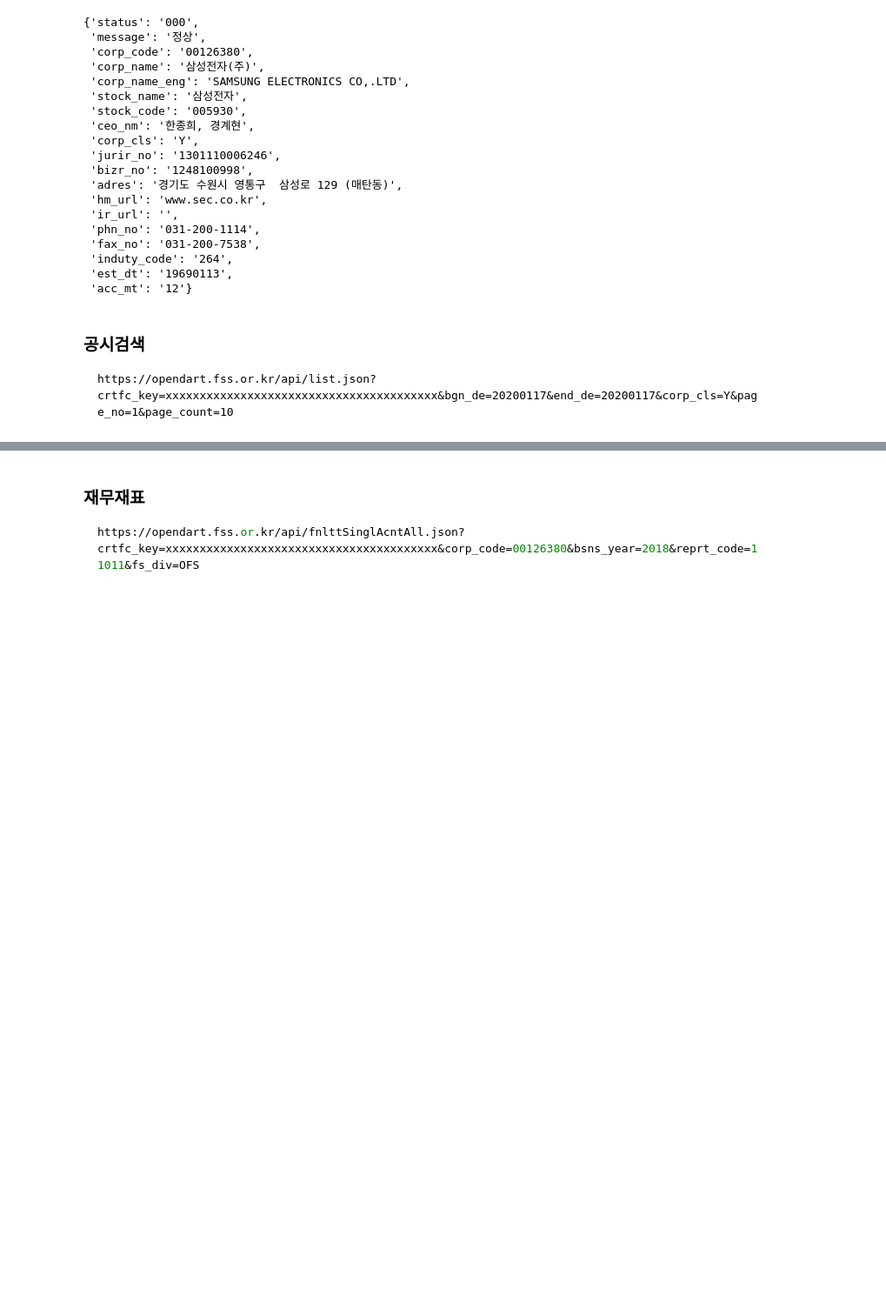
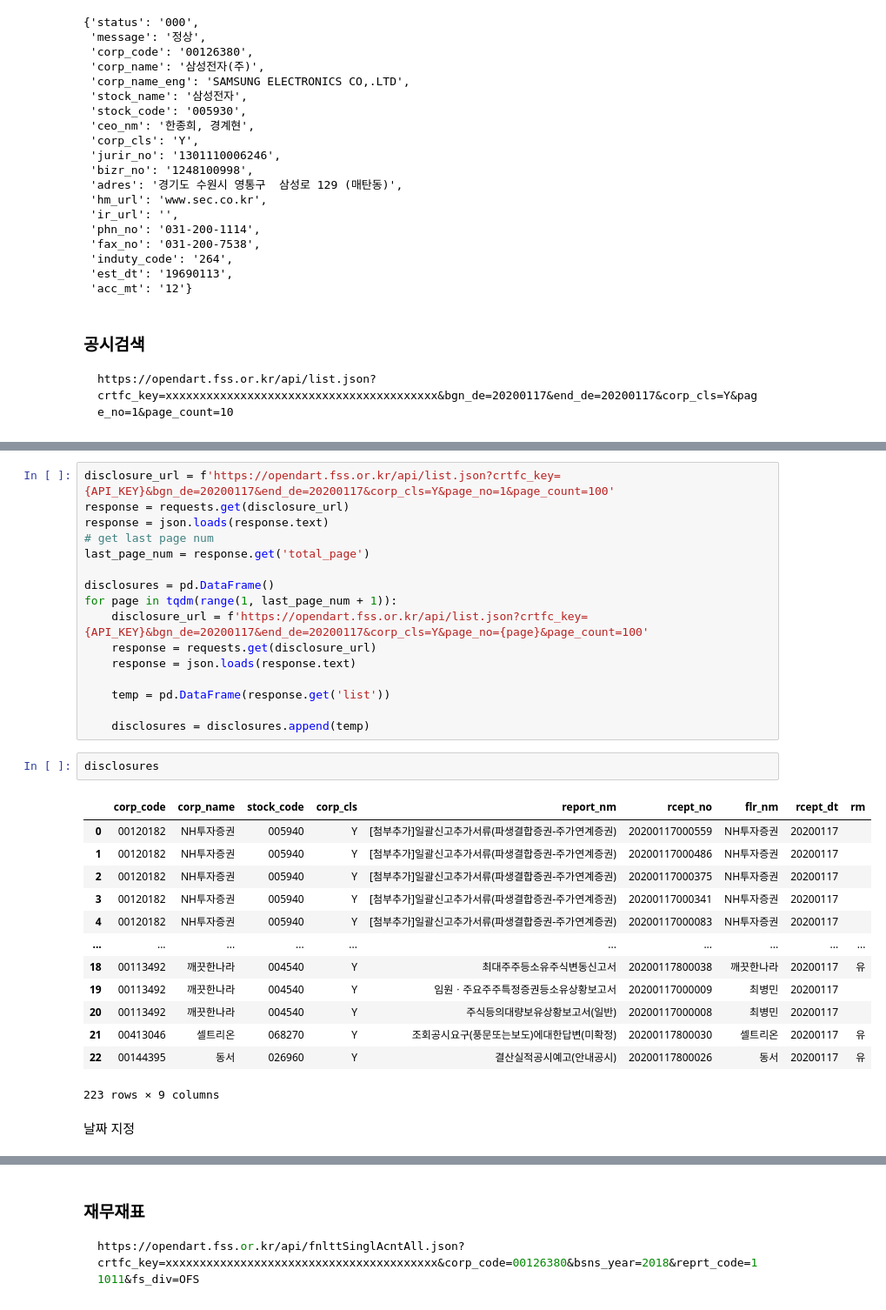
Before and after one commit to jikukjs/BigDataClass, a Jupyter notebook: bigdata 1/day07.ipynb, the cells around one changed output, grey strips where cells are left out. Shown at 87% size. Saved outputs shown, nothing was run; the diff lists cells and outputs as text; blank space fills up the shorter version.

```diff
--- a/bigdata 1/day07.ipynb
+++ b/bigdata 1/day07.ipynb
@@ -74,0 +144,34 @@ https://opendart.fss.or.kr/api/list.json?crtfc_key=xxxxxxxxxxxxxxxxxxxxxxxxxxxxx
+# %%
+disclosure_url = f'https://opendart.fss.or.kr/api/list.json?crtfc_key={API_KEY}&bgn_de=20200117&end_de=20200117&corp_cls=Y&page_no=1&page_count=100'
+response = requests.get(disclosure_url)
+response = json.loads(response.text)
+# get last page num
+last_page_num = response.get('total_page')
+
+disclosures = pd.DataFrame()
+for page in tqdm(range(1, last_page_num + 1)):
+    disclosure_url = f'https://opendart.fss.or.kr/api/list.json?crtfc_key={API_KEY}&bgn_de=20200117&end_de=20200117&corp_cls=Y&page_no={page}&page_count=100'
+    response = requests.get(disclosure_url)
+    response = json.loads(response.text)
+
+    temp = pd.DataFrame(response.get('list'))
+
+    disclosures = disclosures.append(temp)
+# %%
+disclosures
+# %% [output]
+|  | corp_code | corp_name | stock_code | corp_cls | report_nm | rcept_no | flr_nm | rcept_dt | rm |
+| 0 | 00120182 | NH투자증권 | 005940 | Y | [첨부추가]일괄신고추가서류(파생결합증권-주가연계증권) | 20200117000559 | NH투자증권 | 20200117 |  |
+| 1 | 00120182 | NH투자증권 | 005940 | Y | [첨부추가]일괄신고추가서류(파생결합증권-주가연계증권) | 20200117000486 | NH투자증권 | 20200117 |  |
+| 2 | 00120182 | NH투자증권 | 005940 | Y | [첨부추가]일괄신고추가서류(파생결합증권-주가연계증권) | 20200117000375 | NH투자증권 | 20200117 |  |
+| 3 | 00120182 | NH투자증권 | 005940 | Y | [첨부추가]일괄신고추가서류(파생결합증권-주가연계증권) | 20200117000341 | NH투자증권 | 20200117 |  |
+| 4 | 00120182 | NH투자증권 | 005940 | Y | [첨부추가]일괄신고추가서류(파생결합증권-주가연계증권) | 20200117000083 | NH투자증권 | 20200117 |  |
+| ... | ... | ... | ... | ... | ... | ... | ... | ... | ... |
+| 18 | 00113492 | 깨끗한나라 | 004540 | Y | 최대주주등소유주식변동신고서 | 20200117800038 | 깨끗한나라 | 20200117 | 유 |
+| 19 | 00113492 | 깨끗한나라 | 004540 | Y | 임원ㆍ주요주주특정증권등소유상황보고서 | 20200117000009 | 최병민 | 20200117 |  |
+| 20 | 00113492 | 깨끗한나라 | 004540 | Y | 주식등의대량보유상황보고서(일반) | 20200117000008 | 최병민 | 20200117 |  |
+| 21 | 00413046 | 셀트리온 | 068270 | Y | 조회공시요구(풍문또는보도)에대한답변(미확정) | 20200117800030 | 셀트리온 | 20200117 | 유 |
+| 22 | 00144395 | 동서 | 026960 | Y | 결산실적공시예고(안내공시) | 20200117800026 | 동서 | 20200117 | 유 |
+223 rows × 9 columns
+# %% [markdown]
+날짜 지정
```
Also changed, not shown: parts of 35 cells of this notebook.
